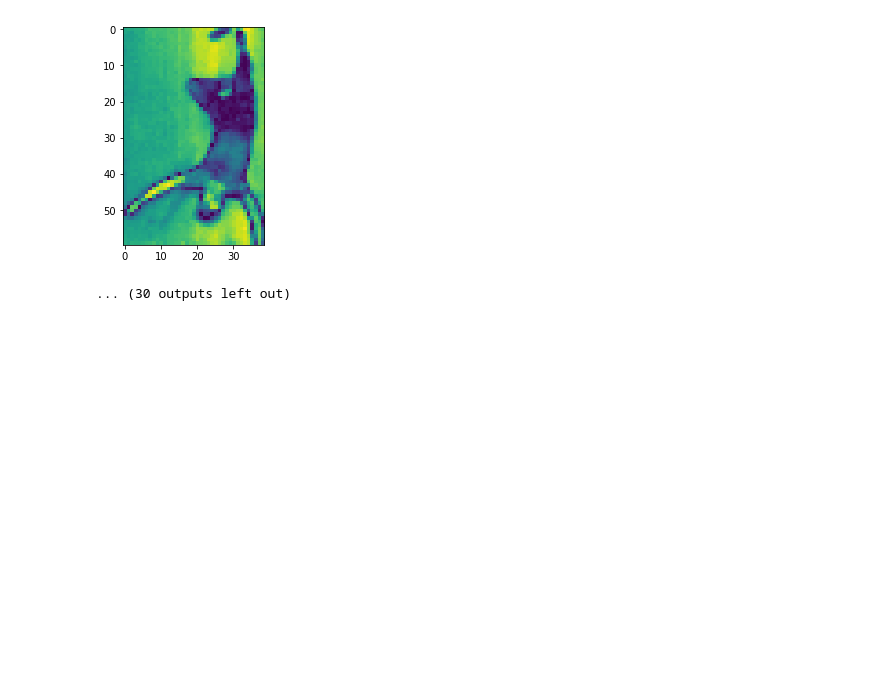
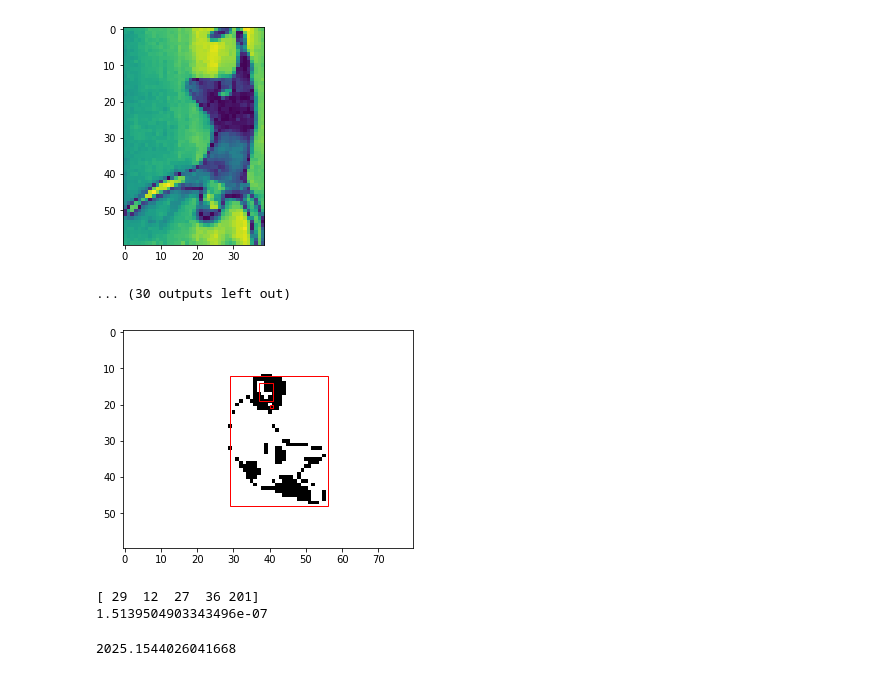
Before and after one commit to jkcchan/syde362-thermal-fall-detection, a Jupyter notebook: cv2CCA.ipynb, the cells around one changed output. Drawn from its saved outputs; the diff is of its cells as text; code cells hidden in the pictures; blank space fills up the shorter version.

```diff
--- a/cv2CCA.ipynb
+++ b/cv2CCA.ipynb
@@ -251,3 +251,16 @@ sitting_data = numpy.load('dataset/sitting.npy')
 standing_data = numpy.load('dataset/standing.npy')
 lying_data = numpy.load('dataset/lying.npy')
 # print sitting_data, standing_data, lying_data
+# %%
+# x = get_CCA_from_image('dataset/lying/rgb22.jpg', 30, show_image=True)
+image_url = 'dataset/sitting/rgb3.jpg'
+x = get_CCA_from_image(image_url, 30, show_image=True)
+threshold, chosen_box, stats = get_best_threshold(image_url)
+temp_x = cv2.moments(chosen_box)
+
+print (x[0])
+print (cv2.HuMoments(temp_x)[1][0])
+# %% [output]
+[figure, added]
+[ 29  12  27  36 201]
+1.5139504903343496e-07
@@ -253,0 +278,7 @@ lying_data = numpy.load('dataset/lying.npy')
+# %%
+img_xxxx = np.array(cv2.imread('dataset/sitting/rgb4.jpg')).T[0].var()
+img_xxxx
+#plt.imshow(img_xxxx, cmap='Greys_r')
+#print(img_xxxx.var())
+# %% [output]
+2025.1544026041668
```
Also changed, not shown: parts of 8 cells of this notebook, 1 other file.
